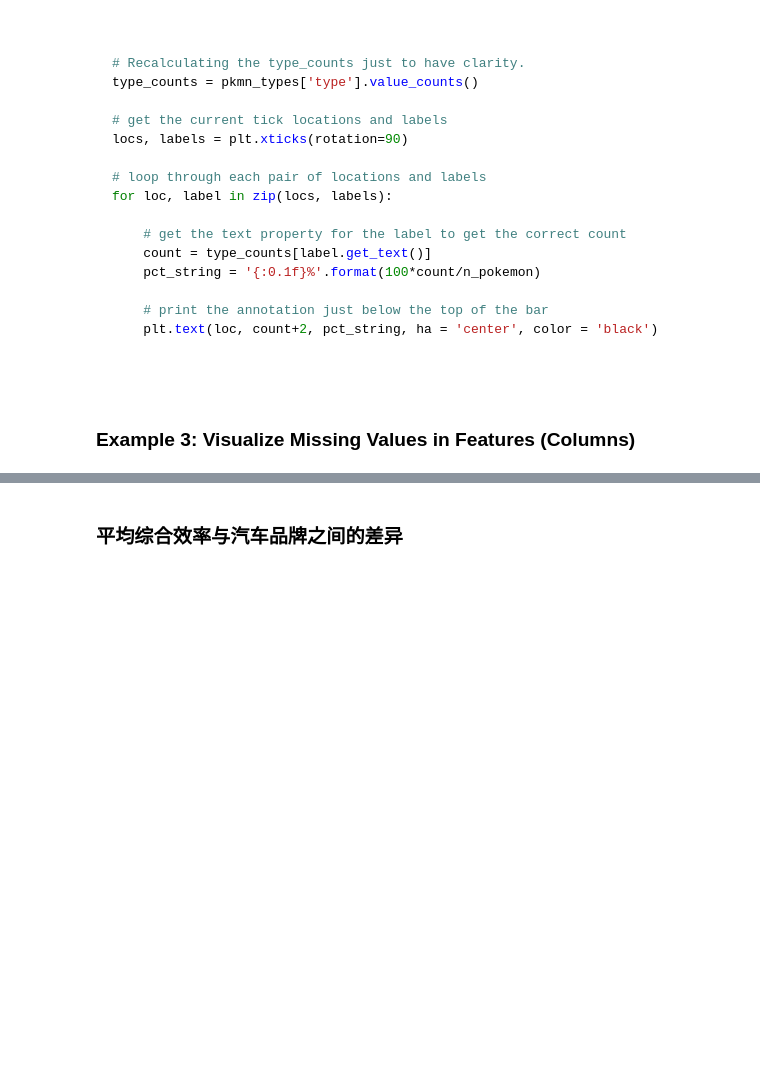
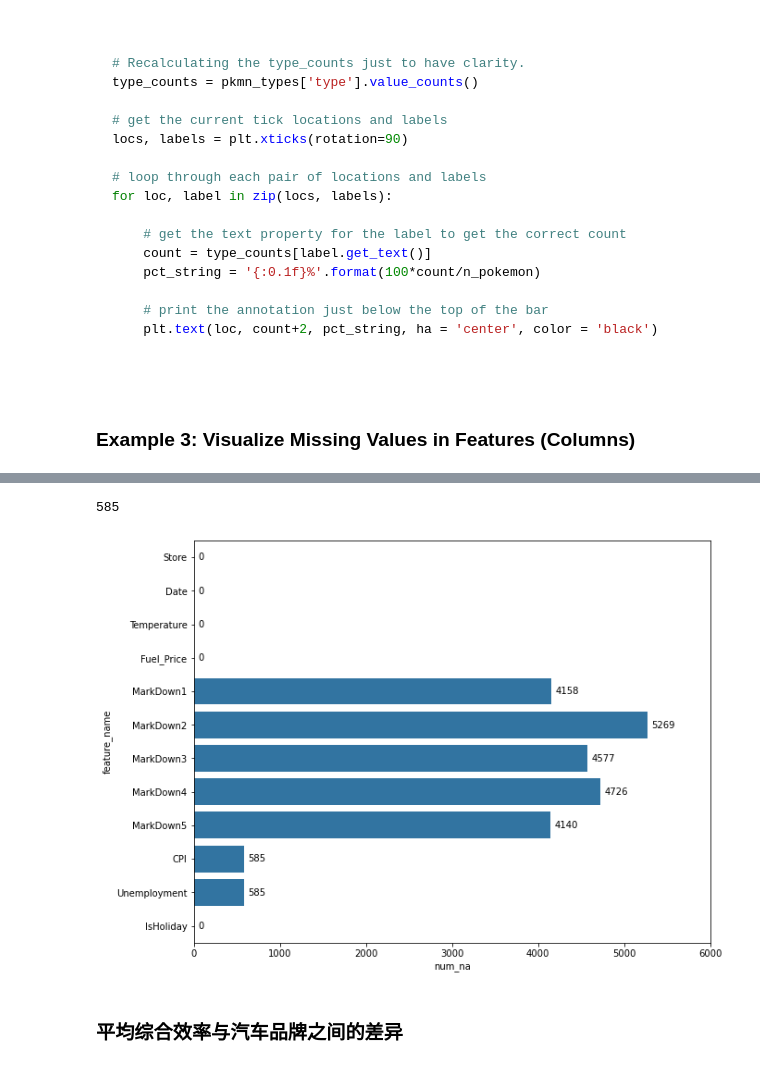
Before and after one commit to Alex-YuZ/Visualization-Using-Python, a Jupyter notebook: Bar_Chart.ipynb, the cells around one changed output, grey strips where cells are left out. Saved outputs shown, nothing was run; the diff lists cells and outputs as text; code cells hidden in the pictures; blank space fills up the shorter version.

Commit message:
feat: Add viz on missing values using bar plot

````diff
--- a/Bar_Chart.ipynb
+++ b/Bar_Chart.ipynb
@@ -306,3 +306,5 @@ for loc, label in zip(locs, labels):
 ```
 # %% [markdown]
 ### Example 3: Visualize Missing Values in Features (Columns)
+# %%
+sales_data = pd.read_csv('data/sales-data.csv')
@@ -308,0 +335,6 @@ for loc, label in zip(locs, labels):
+# %%
+na_counts_df = pd.DataFrame(sales_data.isna().sum(), columns=['num_na']).reset_index()
+
+na_counts_df = na_counts_df.rename(columns={'index': 'feature_name'})
+
+na_counts_df
@@ -309,3 +355,19 @@ for loc, label in zip(locs, labels):
+# %%
+na_counts_df.num_na[10]
+# %% [output]
+585
+# %%
+plt.figure(figsize=(10, 8))
+sns.barplot(data=na_counts_df, y='feature_name', x='num_na', color=sns.color_palette()[0])
+
+for i in range(na_counts_df.shape[0]):
+    each_count = na_counts_df.num_na[i]
+
+    plt.text(each_count+50, i, each_count, va='center')
+
+plt.xlim(0, 6000);
+# %% [output]
+[figure, added]
 # %% [markdown]
 ### 平均综合效率与汽车品牌之间的差异
 # %%
````
Also changed, not shown: parts of 3 cells of this notebook.
